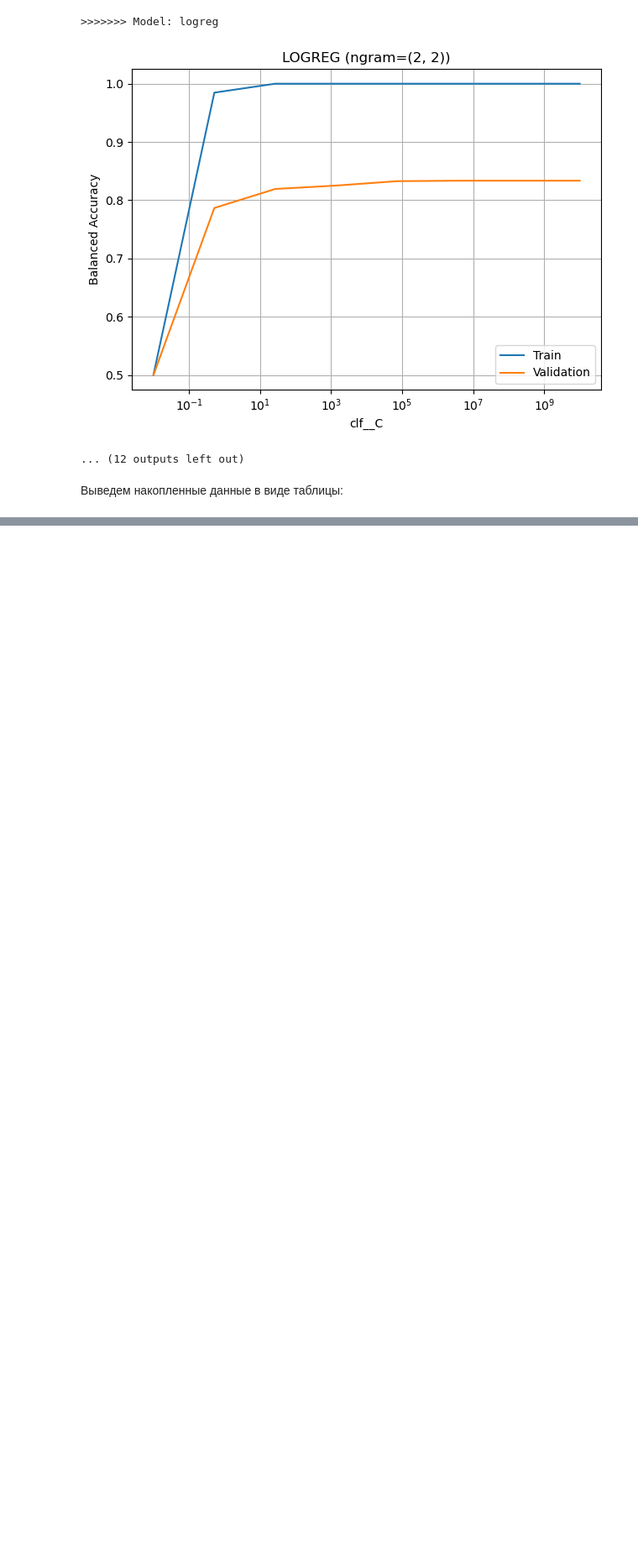
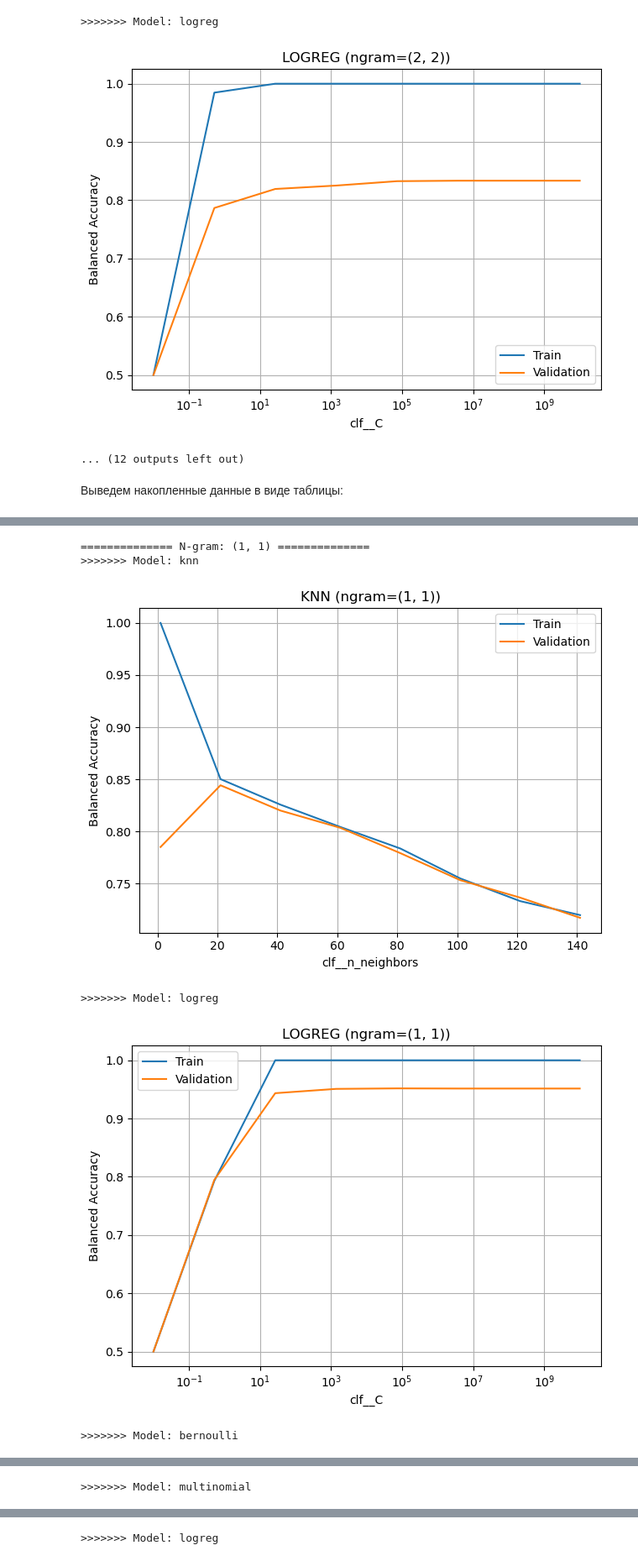
Before and after one commit to SARWX/mlmethods, a Jupyter notebook: task2.ipynb, the cells around one changed output, grey strips where cells are left out. Shown at 84% size. Saved outputs shown, nothing was run; the diff lists cells and outputs as text; code cells hidden in the pictures; blank space fills up the shorter version.

```diff
--- a/task2.ipynb
+++ b/task2.ipynb
@@ -799,0 +869,48 @@ df_results.sort_values(by="Balanced Accuracy", ascending=False)
+# %%
+from sklearn.feature_extraction.text import TfidfVectorizer
+ngram_ranges = [(1, 1), (2, 2), (1, 2)]
+results = []
+
+for ngram in ngram_ranges:
+    print(f"\n============== N-gram: {ngram} ==============")
+    for name, clf in classifiers.items():
+        print(f">>>>>>> Model: {name}")
+        vectorizer = TfidfVectorizer(ngram_range=ngram)
+        pipeline = Pipeline([
+            ('vect', vectorizer),
+            ('clf', clf)
+        ])
+        param_grid = param_grids[name]
+        cv = StratifiedKFold(n_splits=4, shuffle=True, random_state=123)
+        grid, train_time = run_grid_search(pipeline, param_grid, X_train, y_train, cv)
+
+        # Evaluate best model
+        best_model = grid.best_estimator_
+        start_pred = time.time()
+        metrics = evaluate_model(best_model, X_test, y_test)
+        pred_time = time.time() - start_pred
+
+        # Log results
+        results.append({
+            "Model": name,
+            "N-gram": ngram,
+            "Best Param": grid.best_params_,
+            "Train Time (s)": round(train_time, 3),
+            "Predict Time (s)": round(pred_time, 3),
+            **metrics
+        })
+
+        # Plot scores
+        param_name = list(grid.best_params_.keys())[0]
+        plot_grid_scores(grid, param_name, f"{name.upper()} (ngram={ngram})")
+
+
+df_results = pd.DataFrame(results)
+df_results.sort_values(by="Balanced Accuracy", ascending=False)
+# %% [output]
+============== N-gram: (1, 1) ==============
+>>>>>>> Model: knn
+[figure, added]
+>>>>>>> Model: logreg
+[figure, added]
+>>>>>>> Model: bernoulli
@@ -799,0 +918 @@ df_results.sort_values(by="Balanced Accuracy", ascending=False)
+>>>>>>> Model: multinomial
@@ -799,0 +923 @@ df_results.sort_values(by="Balanced Accuracy", ascending=False)
+>>>>>>> Model: logreg
```
Also changed, not shown: parts of 24 cells of this notebook.
